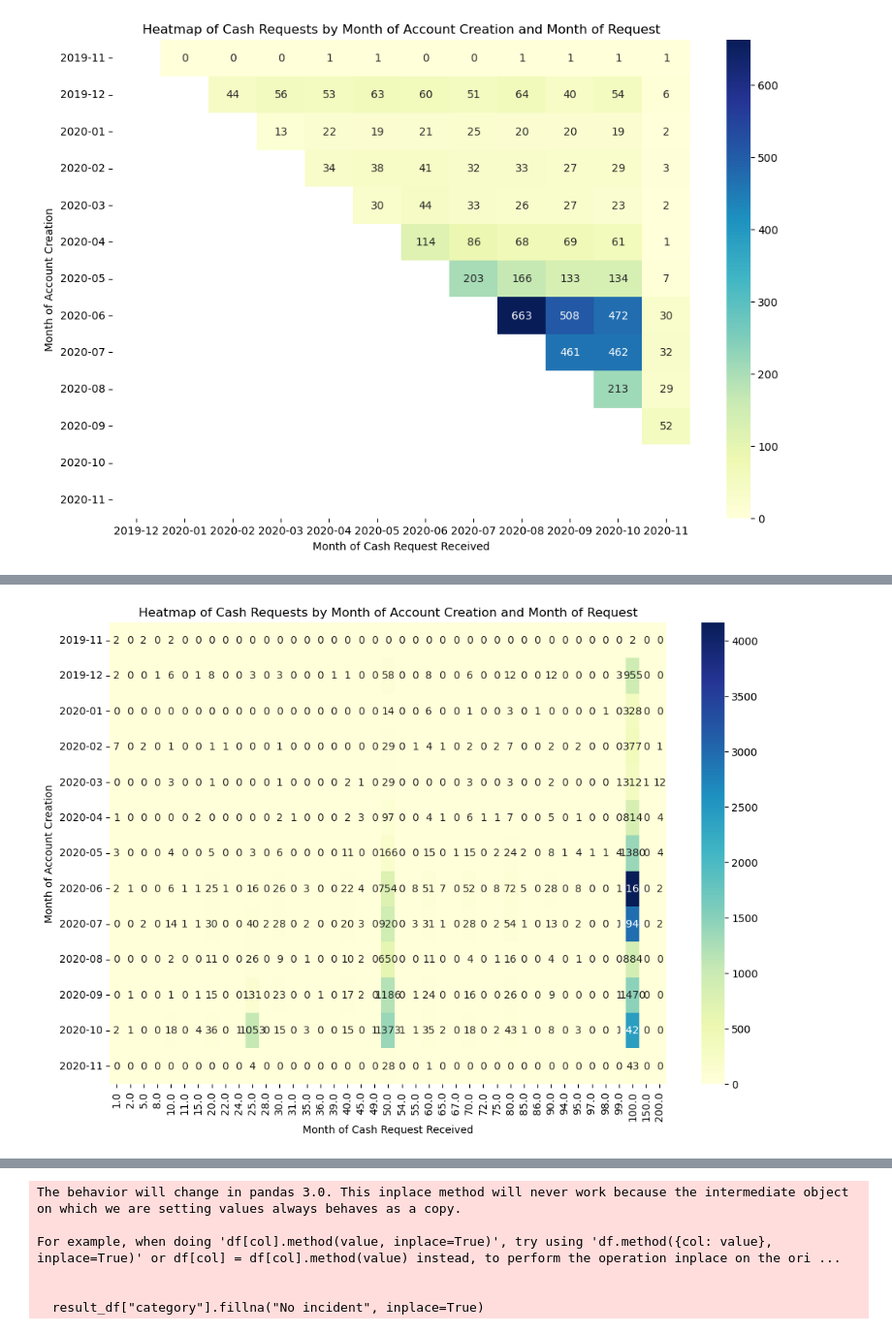
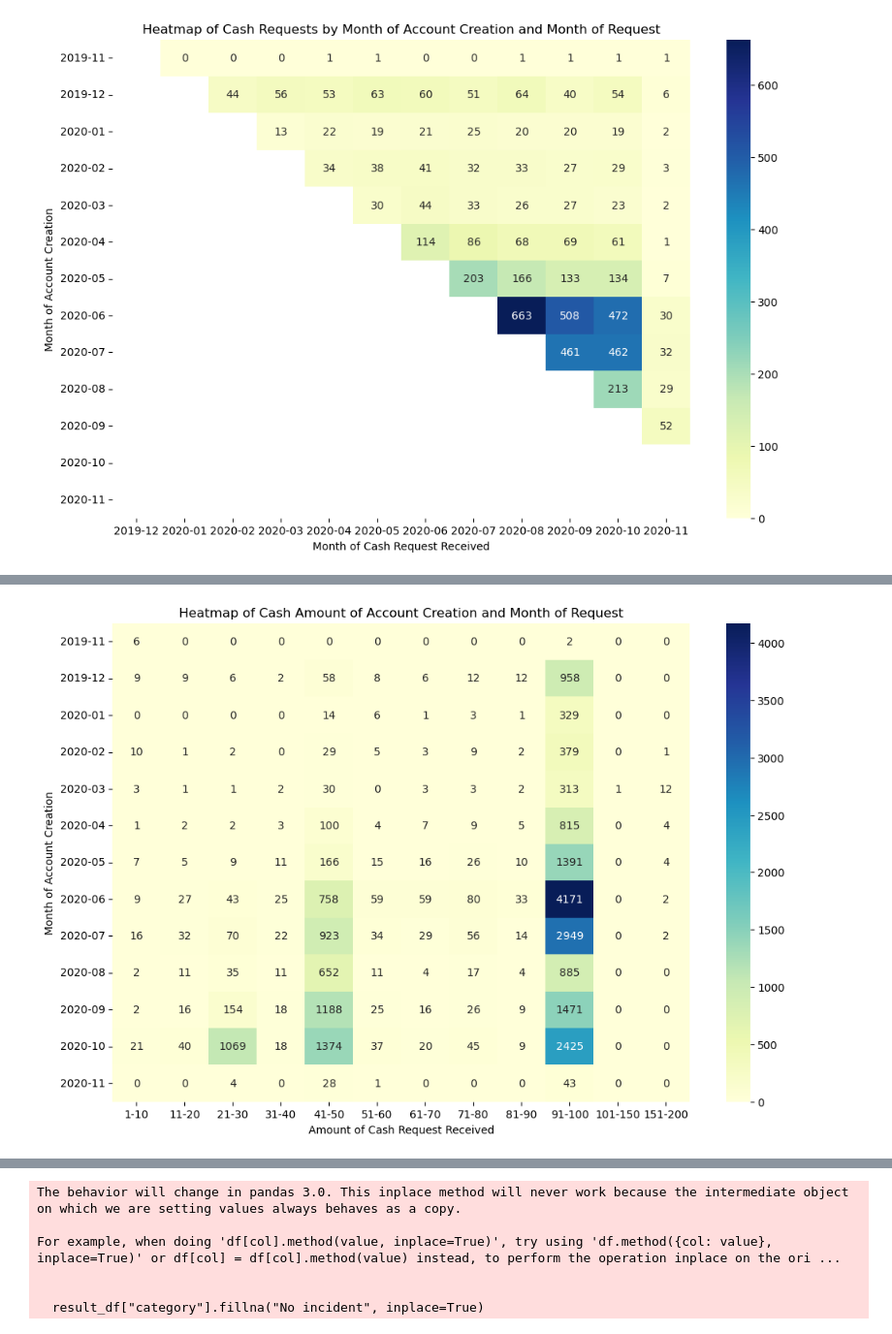
Before and after one commit to ooolychee/project-1-ironhack-payments-es, a Jupyter notebook: project1_eda.ipynb, the cells around one changed output, grey strips where cells are left out. Shown at 97% size. Saved outputs shown, nothing was run; the diff lists cells and outputs as text; code cells hidden in the pictures.

```diff
--- a/project1_eda.ipynb
+++ b/project1_eda.ipynb
@@ -4,5 +4,5 @@ import numpy as np
 import seaborn as sns
 import matplotlib.pyplot as plt
 # %%
-request_df = pd.read_csv("//home/biomedmax/github/project-1-ironhack-payments-es/project_dataset/extract - cash request - data analyst.csv")
-fees_df = pd.read_csv("//home/biomedmax/github/project-1-ironhack-payments-es/project_dataset/extract - fees - data analyst - .csv")
+request_df_2 = pd.read_csv("//home/biomedmax/github/project-1-ironhack-payments-es/project_dataset/filtered_cash")
+fees_df_2 = pd.read_csv("//home/biomedmax/github/project-1-ironhack-payments-es/project_dataset/filtered_fees")
@@ -132,8 +8,0 @@ memory usage: 2.9+ MB
-# %%
-#COmprobar que no hay duplicados de user_id
-print(len(request_df_2["user_id"].unique()))
-request_df_2.drop_duplicates(subset=["user_id"])
-print(len(request_df_2["user_id"].unique()))
-
-#Sortear segun fecha de creacion del primer prestamo
-request_df_2 = request_df_2.sort_values(["created_at"])
@@ -317,12 +216,14 @@ import pandas as pd
 import seaborn as sns
 import matplotlib.pyplot as plt
 
+#Aqui convertimos la columna de "cash_request_received_date" a meses en vez de dias
+request_df_2["cash_request_received_date"] = request_df_2["cash_request_received_date"].dt.to_period("M")
 
 # Group by month_cohort and cash_request_received_month and count the occurrences
 heatmap_data = request_df_2.groupby(['cohort_de_verdad', 'cash_request_received_date']).size().unstack(fill_value=0)
 
-# Mask the lower triangle of the heatmap data
 mask = np.tril(np.ones_like(heatmap_data, dtype=bool))
+
 
 # Plot heatmap
 plt.figure(figsize=(12, 8))
@@ -336,13 +250,32 @@ plt.show()
 # %%
+# Define custom bins
+
+bins = [0, 10, 20, 30, 40, 50, 60, 70, 80, 90, 100, 150, 200]
+
+# Define labels for the bins
+
+labels = ['1-10', '11-20', '21-30', '31-40', '41-50', '51-60', '61-70', '71-80', '81-90', '91-100', '101-150', '151-200']
+
+# Create a new column for the bin labels
+
+request_df_2['amount_bins'] = pd.cut(request_df_2['amount'], bins=bins, labels=labels)
+
 # Group by month_cohort and cash_request_received_month and count the occurrences
-heatmap_data2 = request_df_2.groupby(['cohort_de_verdad', 'amount']).size().unstack(fill_value=0)
+
+heatmap_data2 = request_df_2.groupby(['cohort_de_verdad', 'amount_bins']).size().unstack(fill_value=0)
 
 # Plot heatmap
+
 plt.figure(figsize=(12, 8))
+
 sns.heatmap(heatmap_data2, annot=True, fmt="d", cmap="YlGnBu")
+
 plt.title('Heatmap of Cash Amount of Account Creation and Month of Request')
-plt.xlabel('Month of Cash Request Received')
+
+plt.xlabel('Amount of Cash Request Received')
+
 plt.ylabel('Month of Account Creation')
+
 plt.show()
 # %% [output]
-[figure, old version]
+[figure, new version]
```
Also changed, not shown: parts of 28 cells of this notebook, 1 other file.
